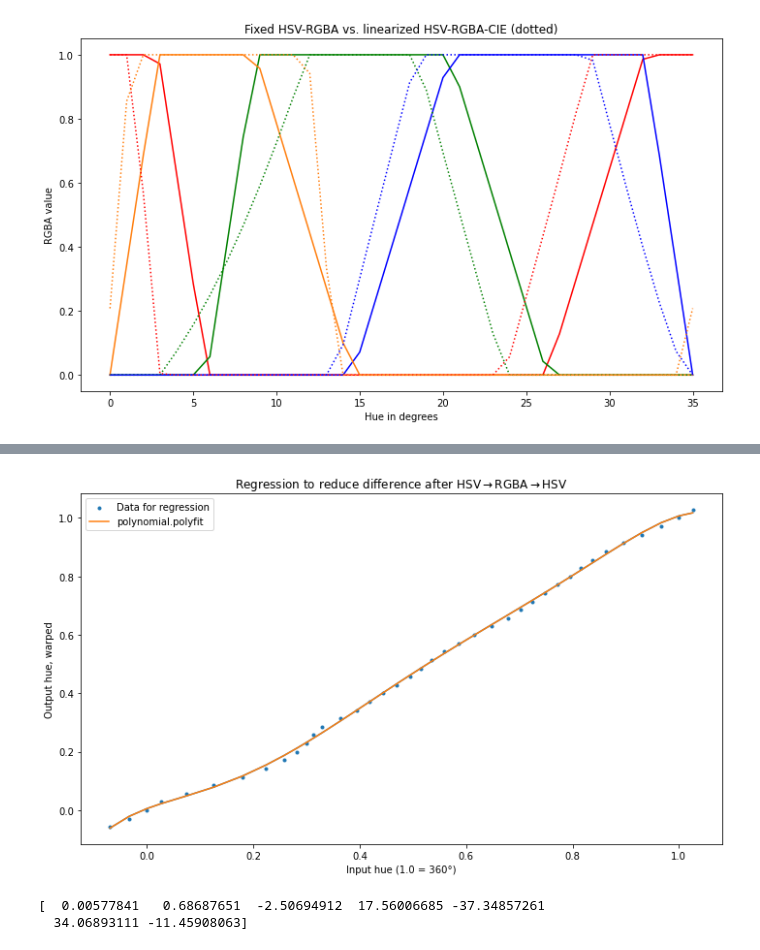
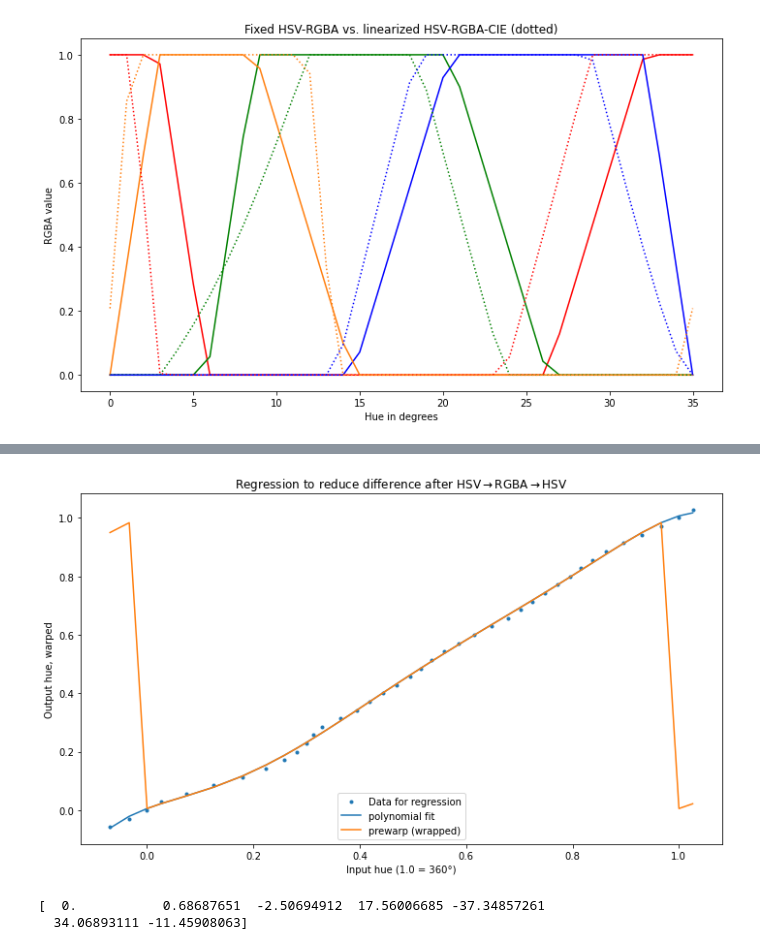
Before and after one commit to headrotor/colorxform, a Jupyter notebook: linearized_RGBA_to_hue.ipynb, the cells around one changed output, grey strips where cells are left out. Drawn from its saved outputs; the diff is of its cells as text; code cells hidden in the pictures.

```diff
--- a/linearized_RGBA_to_hue.ipynb
+++ b/linearized_RGBA_to_hue.ipynb
@@ -226,7 +226,9 @@ plt.rcParams["figure.autolayout"] = True
 import numpy as np
 from numpy.polynomial.polynomial import polyfit
 import matplotlib.pyplot as plt
-
+importlib.reload(colorxform)
+    #        print(blu_RGB)
+cx = colorxform.ColorXform()
 
 def polywarp(x, coeff=None):
     if coeff is None:
@@ -242,43 +244,52 @@ def polywarp(x, coeff=None):
 
 #y = gamut_HSV[:-1, 0]
 #x = HSV_RT[:-1,0]
 
 y = gamut_HSV[:-1, 0]
 x = HSV_RT[:-1,0]
 
 # extend by n points on either end,
 # NOTE: REGRESSION IS COMPUTED FOR input N=36 points
 n = 2
 yex = np.append(y, y[0:n] + 1.0)
 xex = np.append(x, x[0:n] + 1.0)
 
 yex = np.append(y[-n:] -1.0, yex)
 xex = np.append(x[-n:] -1.0, xex)
 
 
-# extend y and X so fit at ends are better
+# extend y and X so fit and slope at ends are better
 plt.scatter(xex, yex, marker='.', label='Data for regression')
 
+# to fit x to y,
+# calculate polynomial coefficients
 poly2 = polyfit(xex, yex, 6)
-z = np.array([polywarp(X, poly2) for X in xex])
-plt.plot(xex, np.poly1d(poly2[::-1])(xex))
-plt.plot(xex, np.poly1d(poly2[::-1])(xex), label='polynomial.polyfit')
 
+# Calculate the polynomial fit for plotting
+z = np.array([cx.prewarp(X, poly2) for X in xex])
 
-#plt.plot(x, z, label='polynomial.polyfit')
-#plt.plot(x, np.poly1d(poly2[::-1])(x), label='polynomial.polyfit')
+# plot the fit and the unwrapped fit
+plt.plot(xex, np.poly1d(poly2[::-1])(xex), label='polynomial fit')
+plt.plot(xex, z, label = 'prewarp (wrapped)')
+
 plt.title("Regression to reduce difference after HSV$\\rightarrow$RGBA$\\rightarrow$HSV")
 plt.xlabel("Input hue (1.0 = 360\u00B0)")
 plt.ylabel("Output hue, warped")
-
 plt.legend()
 plt.show()
+
+figure.savefig("hue_regression.png")
+
+# set coefficient 0 to 0.0 for no offset
+poly2[0] = 0.0
 with np.printoptions(suppress=True):
     print(poly2)
-figure.savefig("hue_regression.png")
+# result should be
+# [  0.           0.68687651  -2.50694912  17.56006685 -37.34857261
+#   34.06893111 -11.45908063]
 # %% [output]
-[figure, old version]
+[figure, new version]
-[  0.00577841   0.68687651  -2.50694912  17.56006685 -37.34857261
+[  0.           0.68687651  -2.50694912  17.56006685 -37.34857261
   34.06893111 -11.45908063]
 # %%
 %matplotlib notebook
```
Also changed, not shown: parts of 4 cells of this notebook, 1 other file.
